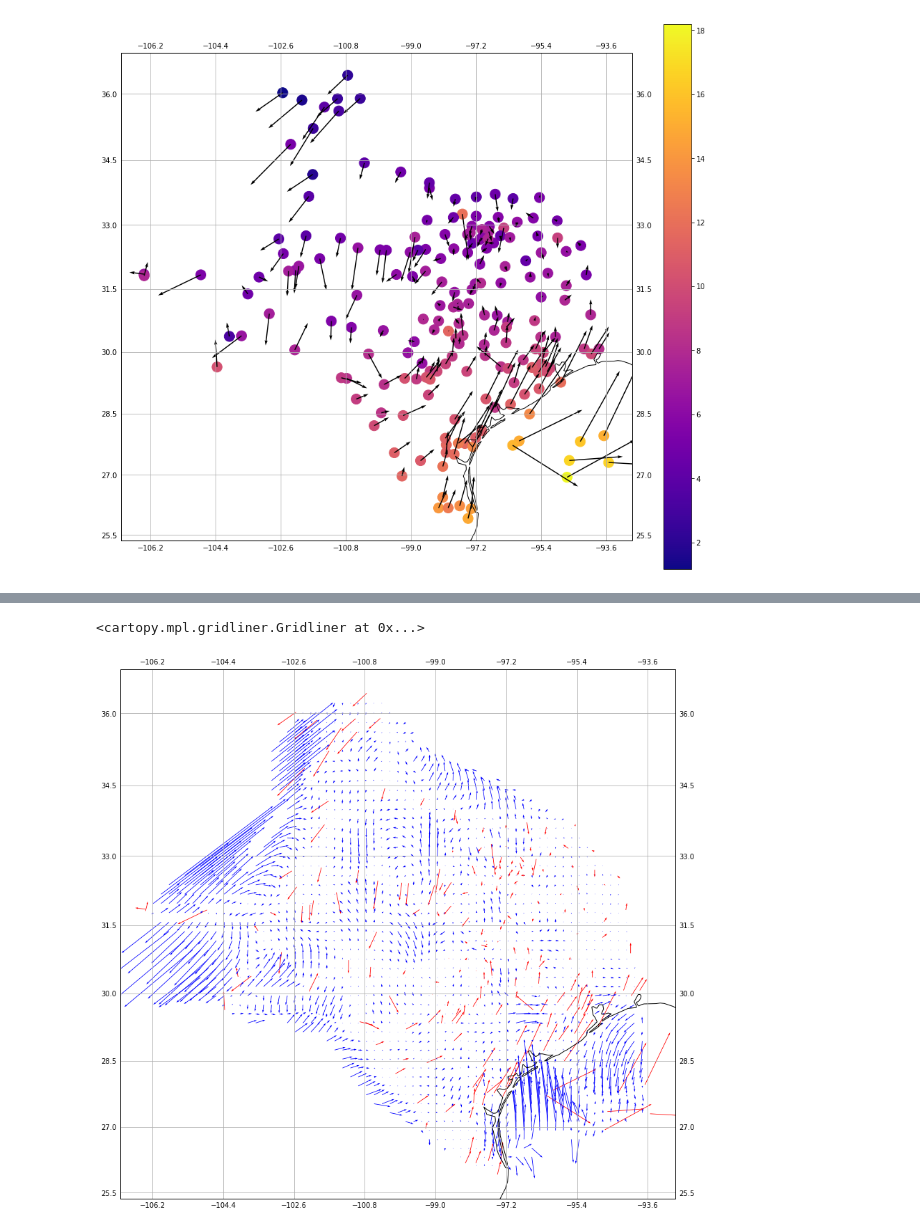
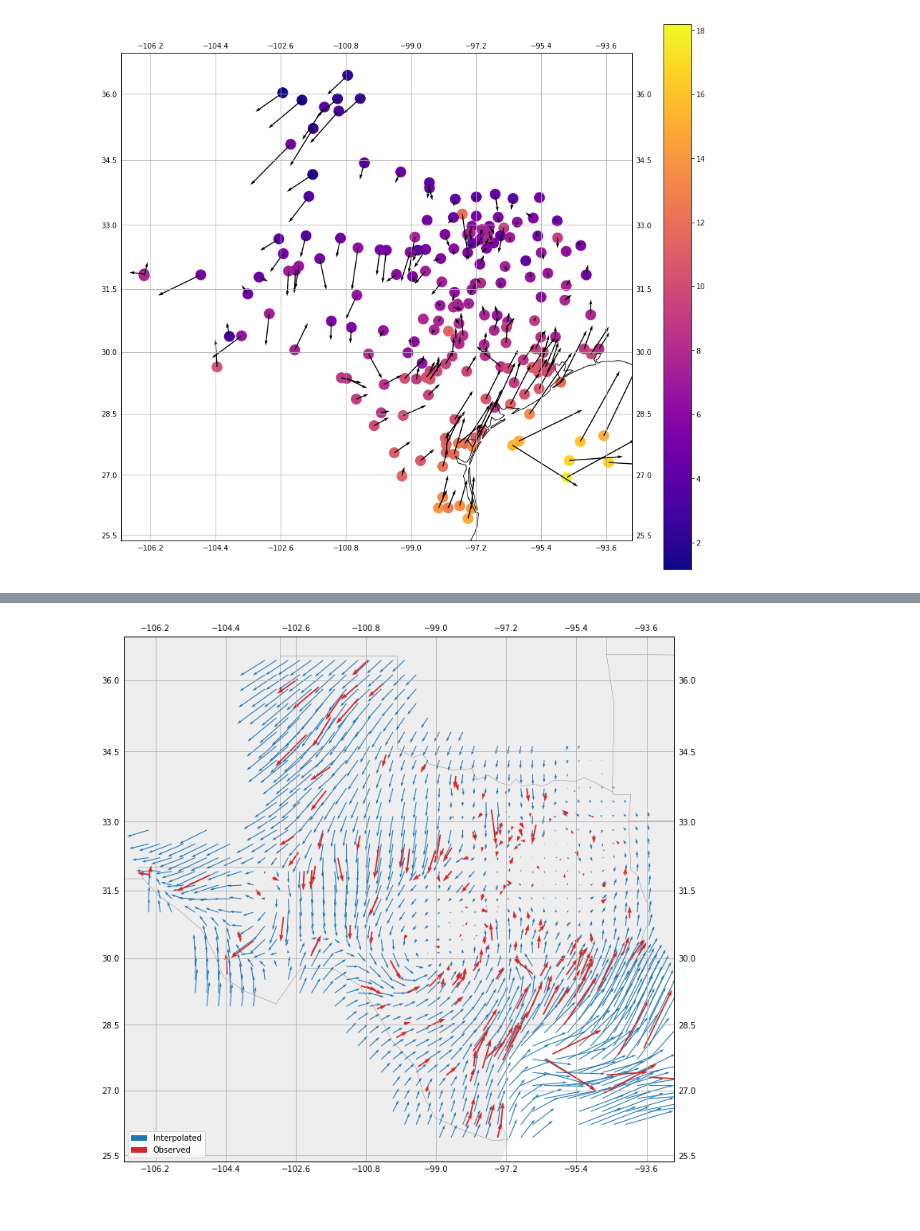
Before and after one commit to fatiando/verde, a Jupyter notebook: wind.ipynb, the cells around one changed output, grey strips where cells are left out. Drawn from its saved outputs; the diff is of its cells as text; code cells hidden in the pictures.

```diff
--- a/wind.ipynb
+++ b/wind.ipynb
@@ -111,10 +68,10 @@ Chain(steps=[('trend', Components(components=[Trend(degree=1), Trend(degree=1)])
      spacing=None))])
 # %%
 vecgrd2 = vd.Chain([
-  #  ("trend", vd.Components([vd.Trend(degree=1) for i in range(2)])),
-    #('spline', vd.Components([vd.Spline(damping=1e-15, fudge=100e3) for i in range(2)]))
-    ('spline', vd.Components([vd.ScipyGridder() for i in range(2)]))
+    ("trend", vd.Components([vd.Trend(degree=1) for i in range(2)])),
+    ('spline', vd.Components([vd.Spline(damping=1e-15, fudge=500e3) for i in range(2)]))
+    #('spline', vd.Components([vd.ScipyGridder() for i in range(2)]))
 ])
-#print(np.mean(vd.cross_val_score(vecgrd2, proj_coords, fit_data)))
+print(np.mean(vd.cross_val_score(vecgrd2, proj_coords, fit_data)))
 vecgrd2.fit(proj_coords, fit_data)
 # %% [output]
@@ -173,15 +116,18 @@ ax.gridlines(draw_labels=True)
-# %%
-diff = grid - grid2
-crs = ccrs.PlateCarree()
-fig = plt.figure(figsize=(16, 14))
-ax = plt.subplot(111, projection=ccrs.Mercator())
-scale = 80
-ax.quiver(mean.longitude.values, mean.latitude.values, mean.wind_speed_east_knots.values, mean.wind_speed_north_knots.values,
-          width=0.001, transform=crs, color="r", scale=scale)
-ax.quiver(diff.easting.values, diff.northing.values, diff.east_component.values, diff.north_component.values,
-          width=0.001, transform=crs, scale=scale, color='b')
-ax.coastlines(resolution='50m')
-ax.gridlines(draw_labels=True)
-# %% [output]
-<cartopy.mpl.gridliner.Gridliner at 0x...>
-[figure, removed]
+# %%
+crs = ccrs.PlateCarree()
+fig = plt.figure(figsize=(10, 10))
+ax = plt.subplot(111, projection=ccrs.Mercator())
+scale = 70
+ax.quiver(grid2.easting.values, grid2.northing.values, grid2.east_component.values, grid2.north_component.values,
+          width=0.0015, transform=crs, scale=scale, color='tab:blue', label="Interpolated")
+ax.quiver(mean.longitude.values, mean.latitude.values, mean.wind_speed_east_knots.values, mean.wind_speed_north_knots.values,
+          width=0.0025, transform=crs, color="tab:red", scale=scale, label="Observed")
+ax.gridlines(draw_labels=True)
+ax.legend(loc="lower left")
+ax.add_feature(cfeature.BORDERS, linewidth=0.1)
+ax.add_feature(cfeature.STATES, linewidth=0.1)
+ax.add_feature(cfeature.LAND, facecolor="#eeeeee")
+#ax.add_feature(cfeature.OCEAN, facecolor="xkcd:sky blue")
+plt.tight_layout()
+# %% [output]
+[figure, added]
```
Also changed, not shown: parts of 14 cells of this notebook.
